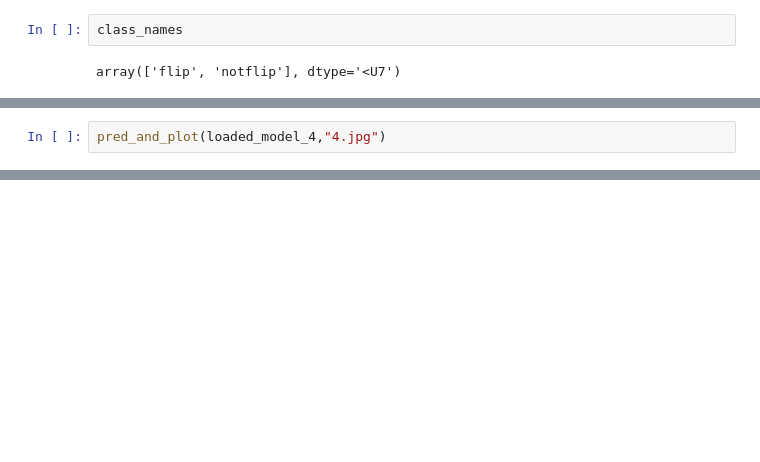
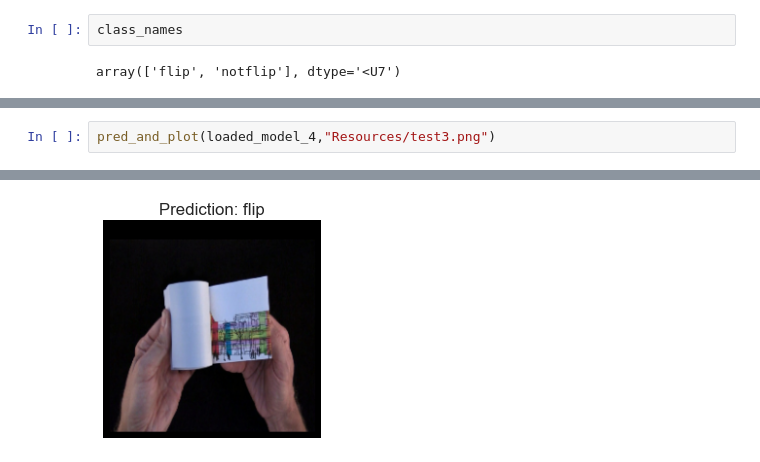
Before and after one commit to Ayesha-da/MonReader, a Jupyter notebook: monreader-updated.ipynb, the cells around one changed output, grey strips where cells are left out. Saved outputs shown, nothing was run; the diff lists cells and outputs as text; blank space fills up the shorter version.

```diff
--- a/monreader-updated.ipynb
+++ b/monreader-updated.ipynb
@@ -634,2 +629,3 @@ model_4.evaluate(valid_data)
 # %%
-pred_and_plot(loaded_model_4,"4.jpg")
+pred_and_plot(loaded_model_4,"Resources/test3.png")
+# %% [output]
@@ -635,0 +633 @@ pred_and_plot(loaded_model_4,"4.jpg")
+[figure, added]
```
Also changed, not shown: parts of 38 cells of this notebook.
